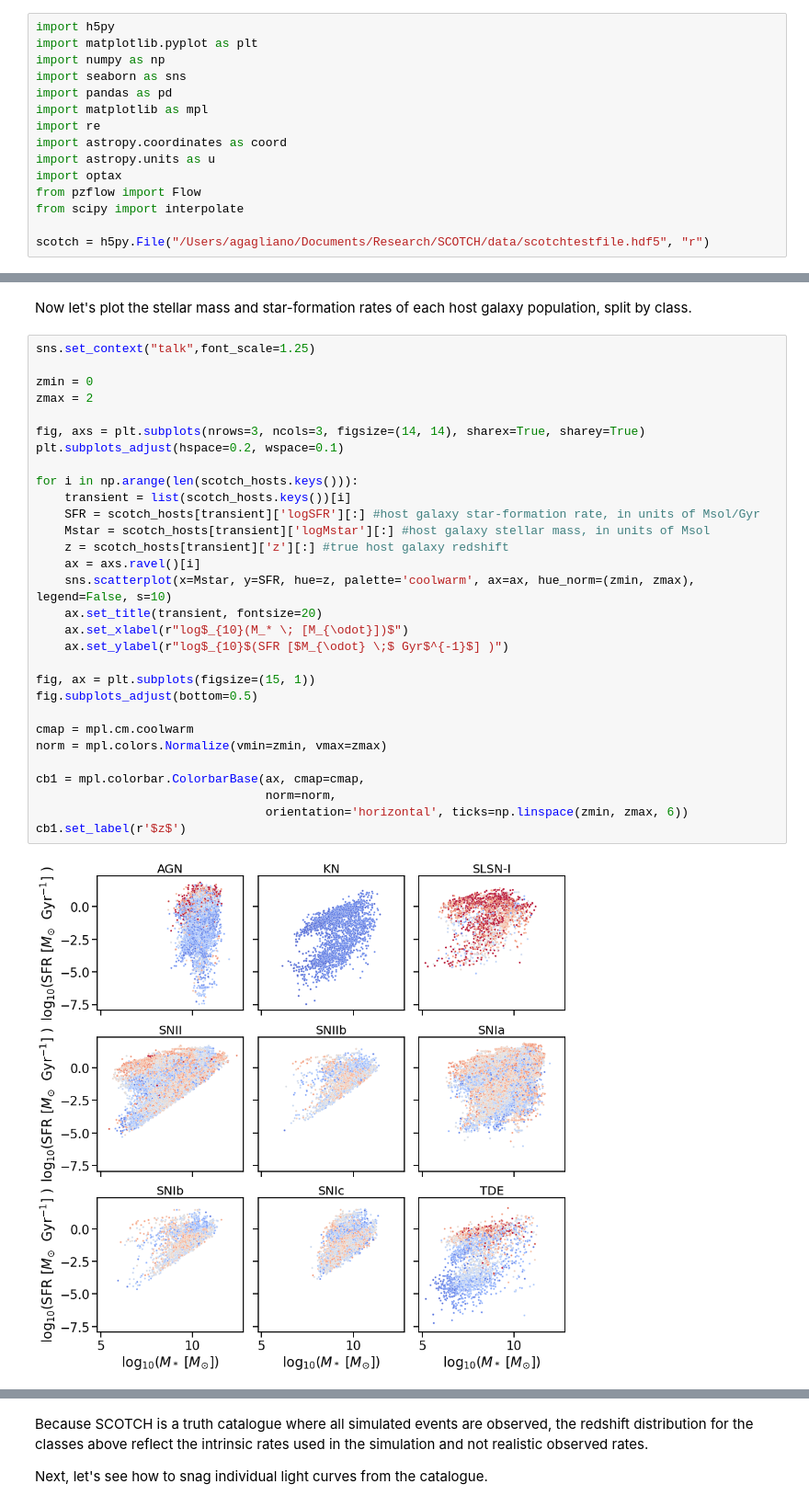
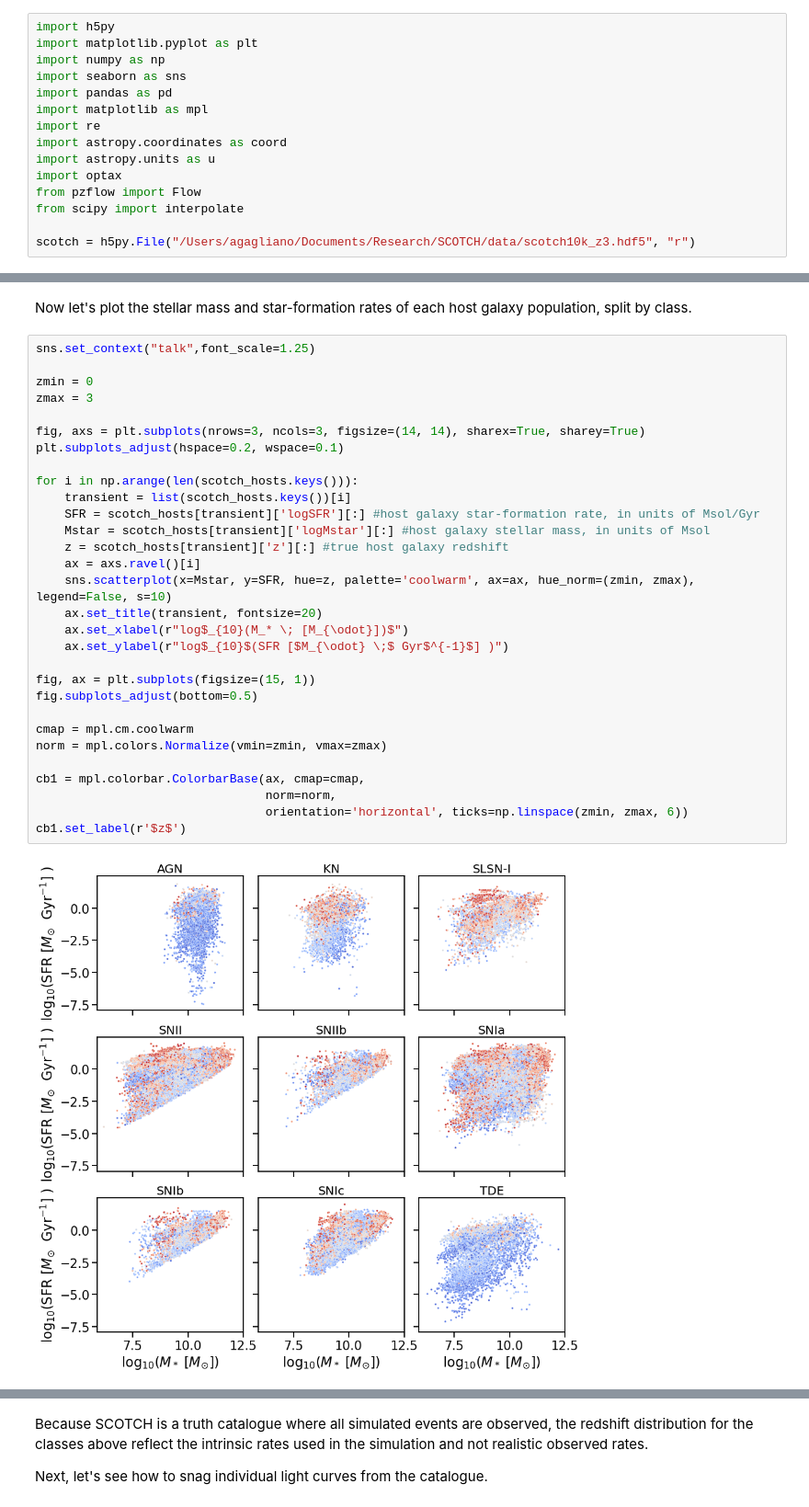
Before and after one commit to LSSTDESC/transient-host-sims, a Jupyter notebook: notebooks/SCOTCH_walkthroughs.ipynb, the cells around one changed output, grey strips where cells are left out. Shown at 92% size. Saved outputs shown, nothing was run; the diff lists cells and outputs as text.

```diff
--- a/notebooks/SCOTCH_walkthroughs.ipynb
+++ b/notebooks/SCOTCH_walkthroughs.ipynb
@@ -20,7 +20,7 @@ import optax
 from pzflow import Flow
 from scipy import interpolate
 
-scotch = h5py.File("/Users/agagliano/Documents/Research/SCOTCH/data/scotchtestfile.hdf5", "r")
+scotch = h5py.File("/Users/agagliano/Documents/Research/SCOTCH/data/scotch10k_z3.hdf5", "r")
 # %% [markdown]
 The catalogue contains two tables: one focusing on the properties of simulated optical transients, and one focusing on the properties of their hosts.
 # %%
@@ -55,35 +51,35 @@ Now let's plot the stellar mass and star-formation rates of each host galaxy pop
 # %%
 sns.set_context("talk",font_scale=1.25)
 
 zmin = 0
-zmax = 2
+zmax = 3
 
 fig, axs = plt.subplots(nrows=3, ncols=3, figsize=(14, 14), sharex=True, sharey=True)
 plt.subplots_adjust(hspace=0.2, wspace=0.1)
 
 for i in np.arange(len(scotch_hosts.keys())):
     transient = list(scotch_hosts.keys())[i]
     SFR = scotch_hosts[transient]['logSFR'][:] #host galaxy star-formation rate, in units of Msol/Gyr
     Mstar = scotch_hosts[transient]['logMstar'][:] #host galaxy stellar mass, in units of Msol
     z = scotch_hosts[transient]['z'][:] #true host galaxy redshift
     ax = axs.ravel()[i]
     sns.scatterplot(x=Mstar, y=SFR, hue=z, palette='coolwarm', ax=ax, hue_norm=(zmin, zmax), legend=False, s=10)
     ax.set_title(transient, fontsize=20)
     ax.set_xlabel(r"log$_{10}(M_* \; [M_{\odot}])$")
     ax.set_ylabel(r"log$_{10}$(SFR [$M_{\odot} \;$ Gyr$^{-1}$] )")
 
 fig, ax = plt.subplots(figsize=(15, 1))
 fig.subplots_adjust(bottom=0.5)
 
 cmap = mpl.cm.coolwarm
 norm = mpl.colors.Normalize(vmin=zmin, vmax=zmax)
 
 cb1 = mpl.colorbar.ColorbarBase(ax, cmap=cmap,
                                 norm=norm,
                                 orientation='horizontal', ticks=np.linspace(zmin, zmax, 6))
 cb1.set_label(r'$z$')
 # %% [output]
-[figure, old version]
+[figure, new version]
 [figure]
 # %% [markdown]
 Because SCOTCH is a truth catalogue where all simulated events are observed, the redshift distribution for the classes above reflect the intrinsic rates used in the simulation and not realistic observed rates.
```
Also changed, not shown: parts of 15 cells of this notebook, 5 other files.
